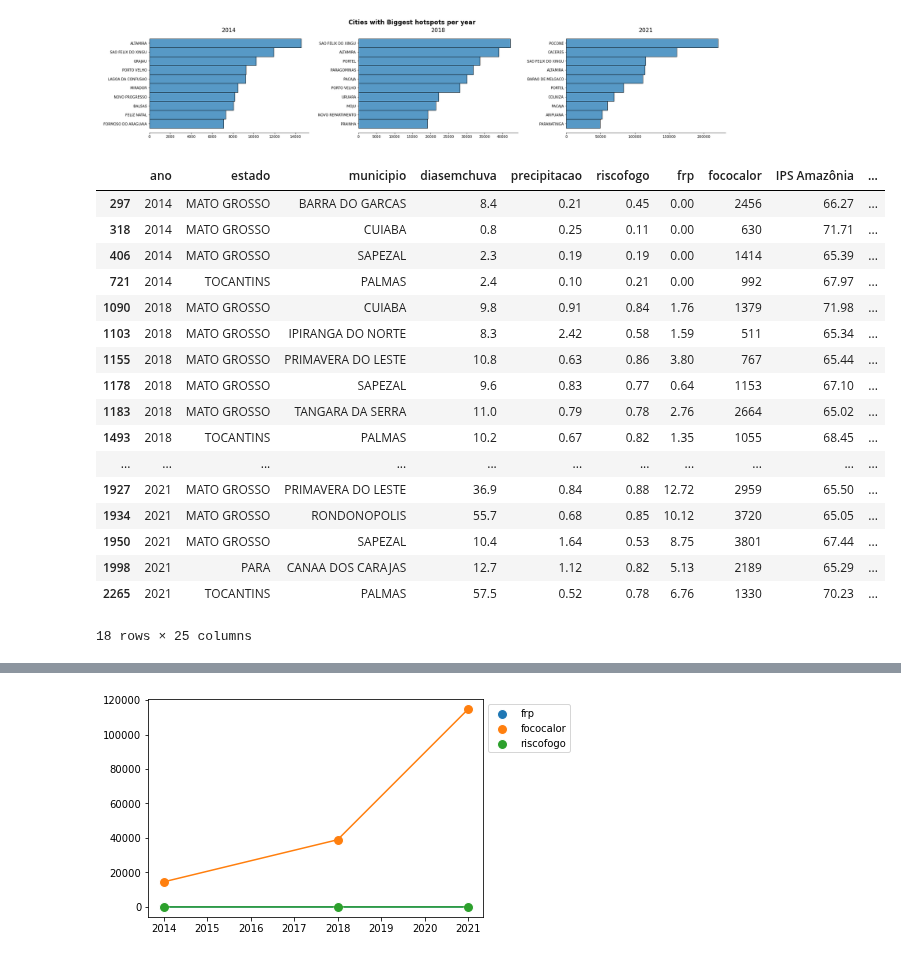
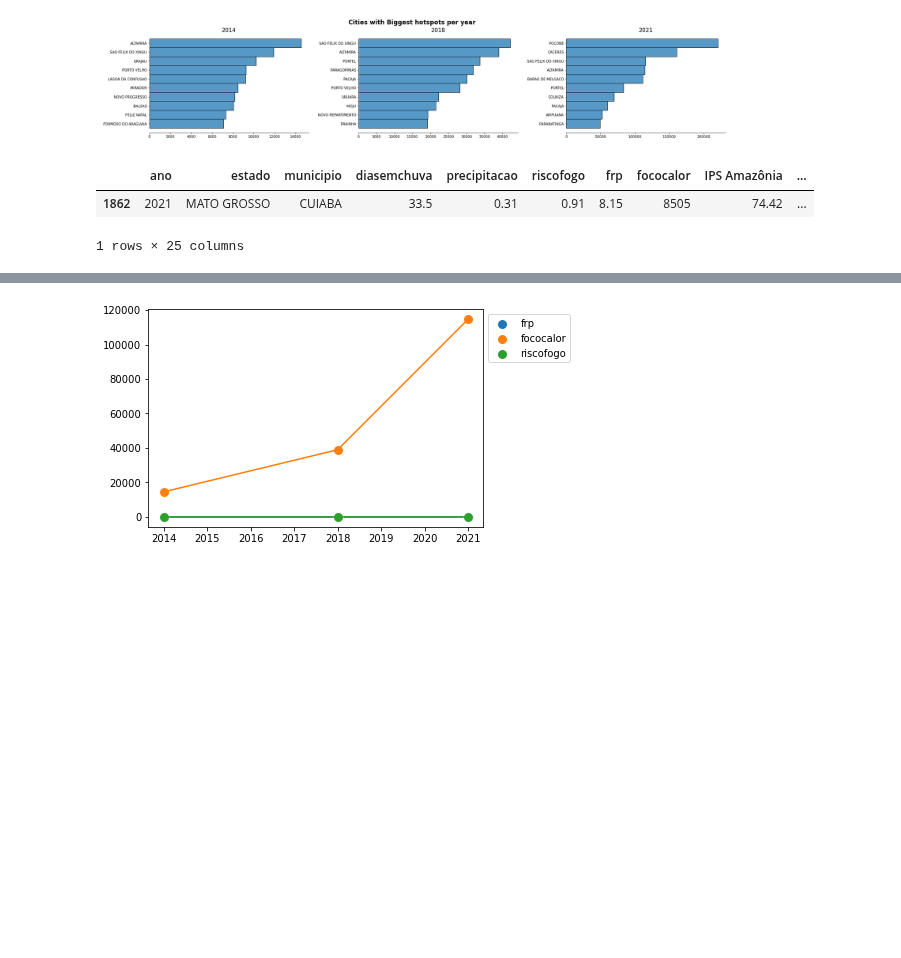
Before and after one commit to faustofcjr/amazon-social-progress, a Jupyter notebook: data_exploration.ipynb, the cells around one changed output, grey strips where cells are left out. Drawn from its saved outputs; the diff is of its cells as text; code cells hidden in the pictures; blank space fills up the shorter version.

```diff
--- a/data_exploration.ipynb
+++ b/data_exploration.ipynb
@@ -108,26 +108,11 @@ plot_top_hotspot(dataset, ascending=False)
 # %% [output]
 [figure]
 # %%
- dataset[dataset["IPS Amazônia"] > 65.00]
+ dataset[dataset["IPS Amazônia"] > 74.00]
 # %% [output]
 |  | ano | estado | municipio | diasemchuva | precipitacao | riscofogo | frp | fococalor | IPS Amazônia | ... |
-| 297 | 2014 | MATO GROSSO | BARRA DO GARCAS | 8.4 | 0.21 | 0.45 | 0.00 | 2456 | 66.27 | ... |
-| 318 | 2014 | MATO GROSSO | CUIABA | 0.8 | 0.25 | 0.11 | 0.00 | 630 | 71.71 | ... |
-| 406 | 2014 | MATO GROSSO | SAPEZAL | 2.3 | 0.19 | 0.19 | 0.00 | 1414 | 65.39 | ... |
-| 721 | 2014 | TOCANTINS | PALMAS | 2.4 | 0.10 | 0.21 | 0.00 | 992 | 67.97 | ... |
-| 1090 | 2018 | MATO GROSSO | CUIABA | 9.8 | 0.91 | 0.84 | 1.76 | 1379 | 71.98 | ... |
-| 1103 | 2018 | MATO GROSSO | IPIRANGA DO NORTE | 8.3 | 2.42 | 0.58 | 1.59 | 511 | 65.34 | ... |
-| 1155 | 2018 | MATO GROSSO | PRIMAVERA DO LESTE | 10.8 | 0.63 | 0.86 | 3.80 | 767 | 65.44 | ... |
-| 1178 | 2018 | MATO GROSSO | SAPEZAL | 9.6 | 0.83 | 0.77 | 0.64 | 1153 | 67.10 | ... |
-| 1183 | 2018 | MATO GROSSO | TANGARA DA SERRA | 11.0 | 0.79 | 0.78 | 2.76 | 2664 | 65.02 | ... |
-| 1493 | 2018 | TOCANTINS | PALMAS | 10.2 | 0.67 | 0.82 | 1.35 | 1055 | 68.45 | ... |
-| ... | ... | ... | ... | ... | ... | ... | ... | ... | ... | ... |
-| 1927 | 2021 | MATO GROSSO | PRIMAVERA DO LESTE | 36.9 | 0.84 | 0.88 | 12.72 | 2959 | 65.50 | ... |
-| 1934 | 2021 | MATO GROSSO | RONDONOPOLIS | 55.7 | 0.68 | 0.85 | 10.12 | 3720 | 65.05 | ... |
-| 1950 | 2021 | MATO GROSSO | SAPEZAL | 10.4 | 1.64 | 0.53 | 8.75 | 3801 | 67.44 | ... |
-| 1998 | 2021 | PARA | CANAA DOS CARAJAS | 12.7 | 1.12 | 0.82 | 5.13 | 2189 | 65.29 | ... |
-| 2265 | 2021 | TOCANTINS | PALMAS | 57.5 | 0.52 | 0.78 | 6.76 | 1330 | 70.23 | ... |
+| 1862 | 2021 | MATO GROSSO | CUIABA | 33.5 | 0.31 | 0.91 | 8.15 | 8505 | 74.42 | ... |
-18 rows × 25 columns
+1 rows × 25 columns
 # %%
 high_riskfire = dataset[(dataset["riscofogo"] > 0.6)]
 high_riskfire
```
Also changed, not shown: 2 other files.
